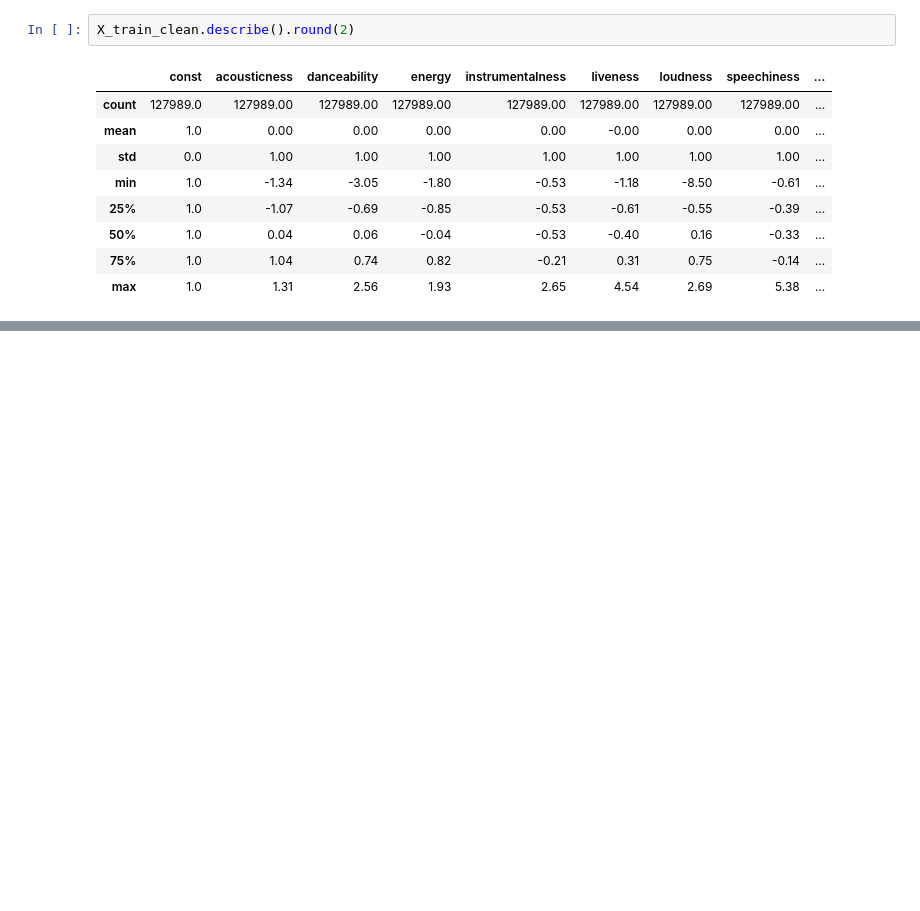
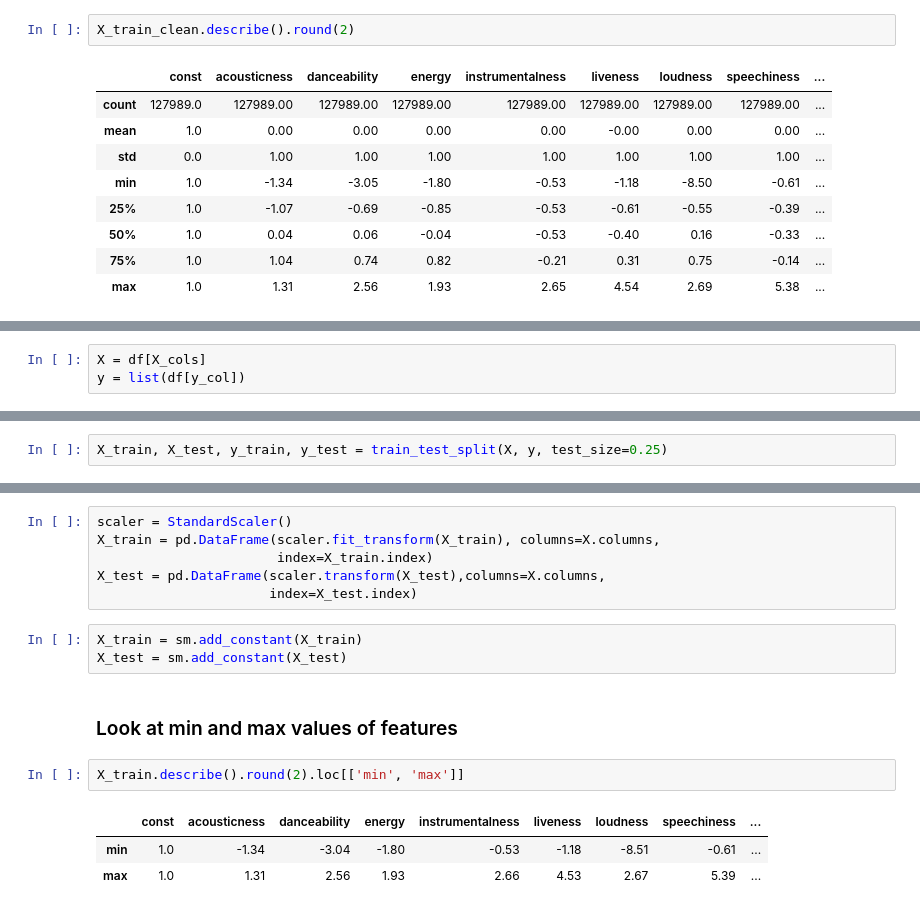
Before and after one commit to data-gab/Song-Popularity-Prediction, a Jupyter notebook: NOTEBOOKS/Linear Regression Modeling.ipynb, the cells around one changed output, grey strips where cells are left out. Cells and saved outputs as stored; diff of their text form; blank space fills up the shorter version.

```diff
--- a/NOTEBOOKS/Linear Regression Modeling.ipynb
+++ b/NOTEBOOKS/Linear Regression Modeling.ipynb
@@ -229,0 +307,3 @@ X_train_clean.describe().round(2)
+# %%
+X = df[X_cols]
+y = list(df[y_col])
@@ -229,0 +312,2 @@ X_train_clean.describe().round(2)
+# %%
+X_train, X_test, y_train, y_test = train_test_split(X, y, test_size=0.25)
@@ -229,0 +316,17 @@ X_train_clean.describe().round(2)
+# %%
+scaler = StandardScaler()
+X_train = pd.DataFrame(scaler.fit_transform(X_train), columns=X.columns,
+                       index=X_train.index)
+X_test = pd.DataFrame(scaler.transform(X_test),columns=X.columns,
+                      index=X_test.index)
+# %%
+X_train = sm.add_constant(X_train)
+X_test = sm.add_constant(X_test)
+# %% [markdown]
+### Look at min and max values of features
+# %%
+X_train.describe().round(2).loc[['min', 'max']]
+# %% [output]
+|  | const | acousticness | danceability | energy | instrumentalness | liveness | loudness | speechiness | ... |
+| min | 1.0 | -1.34 | -3.04 | -1.80 | -0.53 | -1.18 | -8.51 | -0.61 | ... |
+| max | 1.0 | 1.31 | 2.56 | 1.93 | 2.66 | 4.53 | 2.67 | 5.39 | ... |
```
Also changed, not shown: parts of 16 cells of this notebook, 2 other files.
